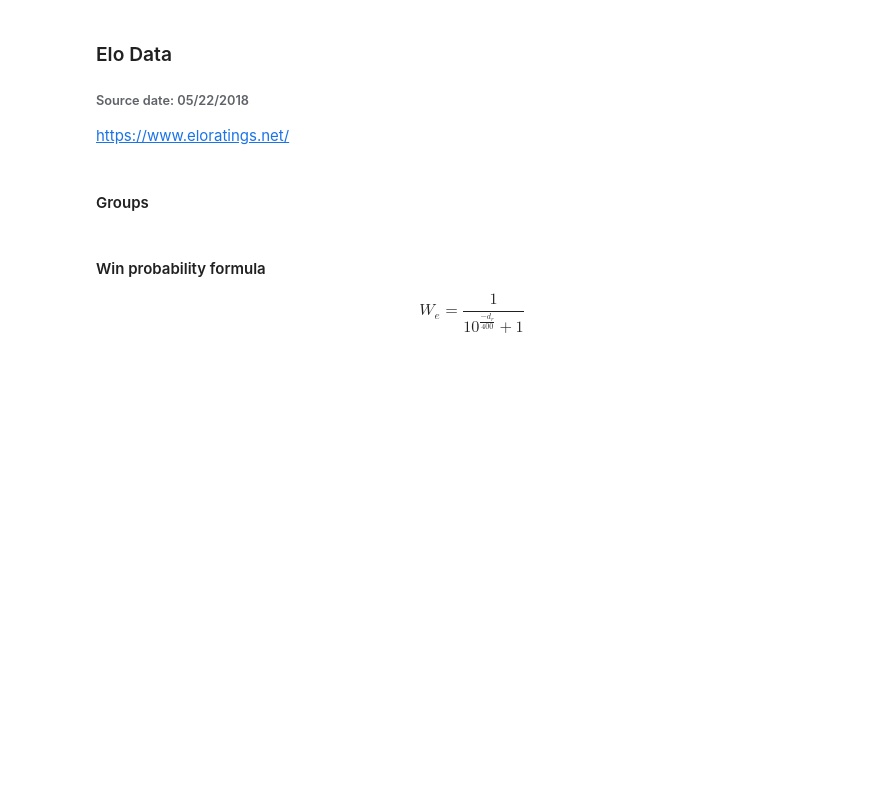
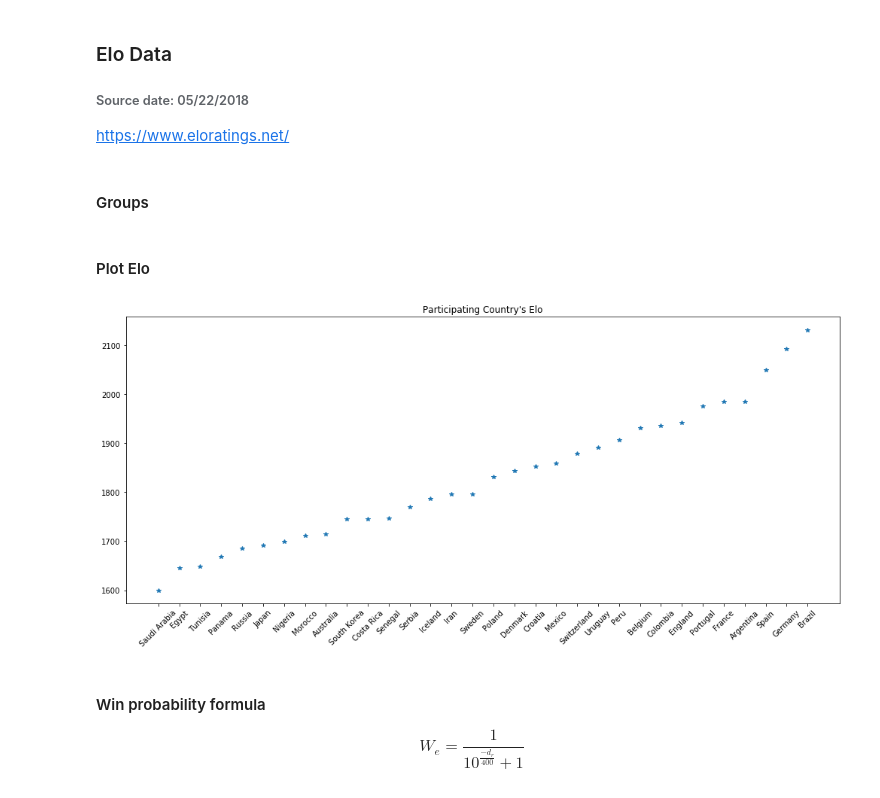
Before and after one commit to salimelawad/MonteCarloWorldCup2018, a Jupyter notebook: MoteCarloWorldCup2018.ipynb, the cells around one changed output. Cells and saved outputs as stored; diff of their text form; code cells hidden in the pictures; blank space fills up the shorter version.

```diff
--- a/MoteCarloWorldCup2018.ipynb
+++ b/MoteCarloWorldCup2018.ipynb
@@ -50,6 +50,24 @@ groups = {'Group_A': ['Russia', 'Saudi Arabia', 'Egypt', 'Uruguay'],
           'Group_G': ['Belgium', 'Panama', 'Tunisia', 'England'],
           'Group_H': ['Poland', 'Senegal', 'Colombia', 'Japan']
         }
+# %% [markdown]
+#### Plot Elo
+# %%
+import pylab as pl
+
+xTicks = sorted(participant_elos, key=participant_elos.__getitem__)
+y = sorted(participant_elos.values())
+x = list(range(len(y)))
+
+
+pl.figure(figsize=(17, 7))
+plt.title('Participating Country\'s Elo')
+pl.xticks(x, xTicks)
+pl.xticks(range(32), xTicks, rotation=45) #writes strings with 45 degree angle
+pl.plot(x,y,'*')
+pl.show()
+# %% [output]
+[figure, added]
 # %% [markdown]
 #### Win probability formula
 $$W_e = \frac{1}{10^{\frac{-d_r}{400}} + 1}$$
```
Also changed, not shown: parts of 1 cell of this notebook, 1 other file.
